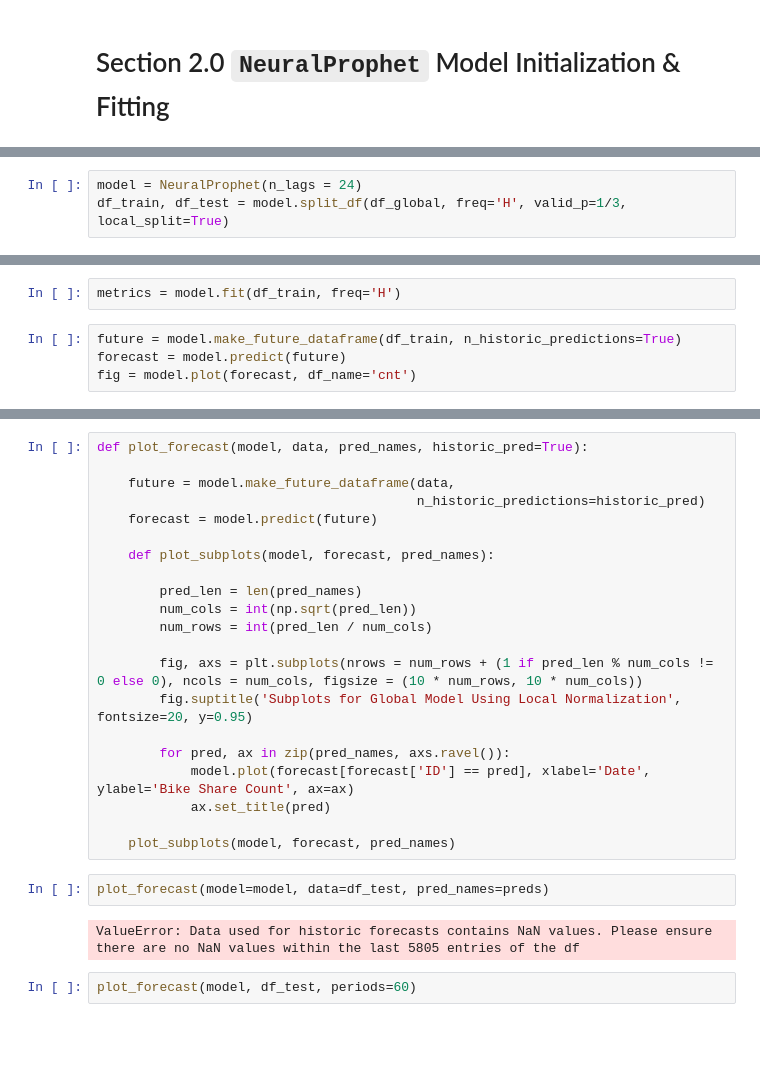
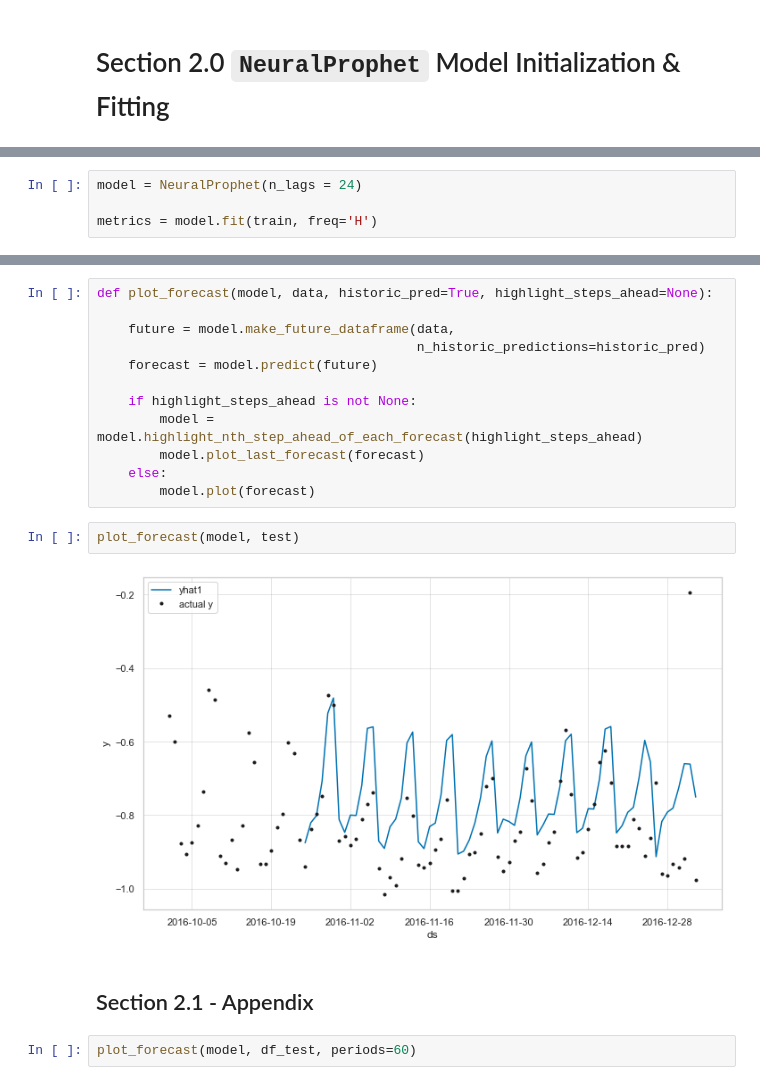
Before and after one commit to sunnydigital/DS4B_Su22, a Jupyter notebook: Final Project/5.30.22 Final Project .ipynb, the cells around one changed output, grey strips where cells are left out. Saved outputs shown, nothing was run; the diff lists cells and outputs as text; blank space fills up the shorter version.

```diff
--- a/Final Project/5.30.22 Final Project .ipynb
+++ b/Final Project/5.30.22 Final Project .ipynb
@@ -195,3 +175,4 @@ False
 # %%
 model = NeuralProphet(n_lags = 24)
-df_train, df_test = model.split_df(df_global, freq='H', valid_p=1/3, local_split=True)
+
+metrics = model.fit(train, freq='H')
@@ -198,6 +180,0 @@ df_train, df_test = model.split_df(df_global, freq='H', valid_p=1/3, local_split
-# %%
-metrics = model.fit(df_train, freq='H')
-# %%
-future = model.make_future_dataframe(df_train, n_historic_predictions=True)
-forecast = model.predict(future)
-fig = model.plot(forecast, df_name='cnt')
@@ -227,28 +181,21 @@ df_test[df_test.isnull().any(axis=1)]
-# %%
-def plot_forecast(model, data, pred_names, historic_pred=True):
-
-    future = model.make_future_dataframe(data,
-                                         n_historic_predictions=historic_pred)
-    forecast = model.predict(future)
-
-    def plot_subplots(model, forecast, pred_names):
-
-        pred_len = len(pred_names)
-        num_cols = int(np.sqrt(pred_len))
-        num_rows = int(pred_len / num_cols)
-
-        fig, axs = plt.subplots(nrows = num_rows + (1 if pred_len % num_cols != 0 else 0), ncols = num_cols, figsize = (10 * num_rows, 10 * num_cols))
-        fig.suptitle('Subplots for Global Model Using Local Normalization', fontsize=20, y=0.95)
-
-        for pred, ax in zip(pred_names, axs.ravel()):
-            model.plot(forecast[forecast['ID'] == pred], xlabel='Date', ylabel='Bike Share Count', ax=ax)
-            ax.set_title(pred)
-
-    plot_subplots(model, forecast, pred_names)
-# %%
-plot_forecast(model=model, data=df_test, pred_names=preds)
-# %% [output]
-ValueError: Data used for historic forecasts contains NaN values. Please ensure there are no NaN values within the last 5805 entries of the df
+# %%
+def plot_forecast(model, data, historic_pred=True, highlight_steps_ahead=None):
+
+    future = model.make_future_dataframe(data,
+                                         n_historic_predictions=historic_pred)
+    forecast = model.predict(future)
+
+    if highlight_steps_ahead is not None:
+        model = model.highlight_nth_step_ahead_of_each_forecast(highlight_steps_ahead)
+        model.plot_last_forecast(forecast)
+    else:
+        model.plot(forecast)
+# %%
+plot_forecast(model, test)
+# %% [output]
+[figure, added]
+# %% [markdown]
+## Section 2.1 - Appendix
 # %%
 plot_forecast(model, df_test, periods=60)
 # %% [output]
```
Also changed, not shown: parts of 24 cells of this notebook.
